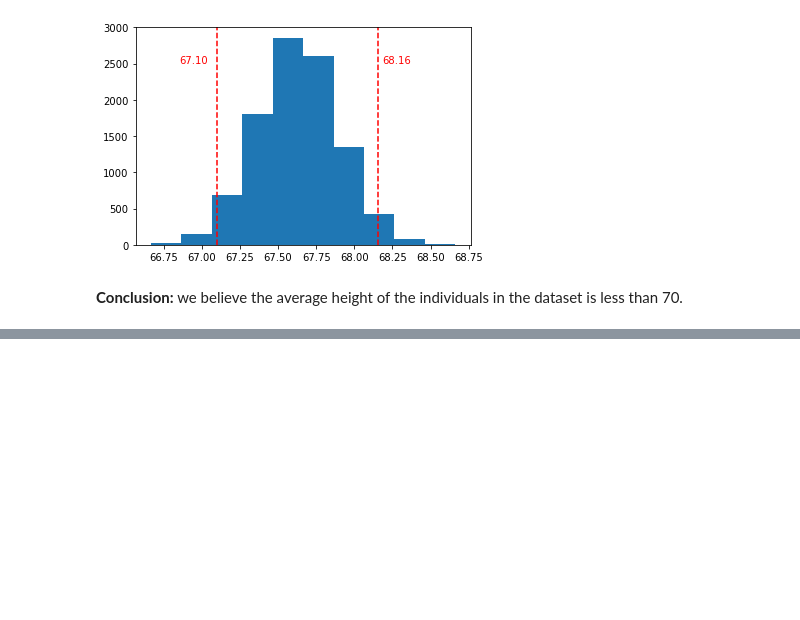
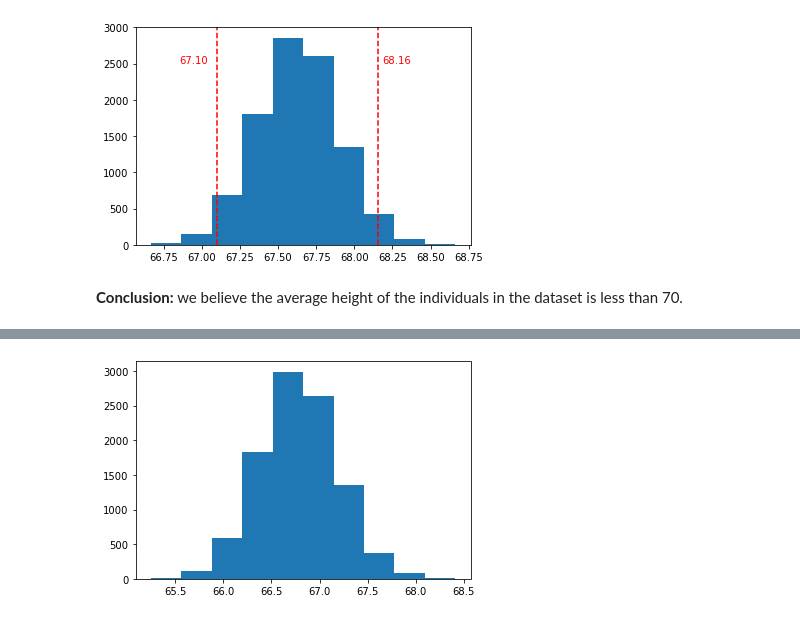
Before and after one commit to Alex-YuZ/Probability_Demo, a Jupyter notebook: Hypothesis_Testing.ipynb, the cells around one changed output, grey strips where cells are left out. Saved outputs shown, nothing was run; the diff lists cells and outputs as text; code cells hidden in the pictures; blank space fills up the shorter version.

```diff
--- a/Hypothesis_Testing.ipynb
+++ b/Hypothesis_Testing.ipynb
@@ -49,0 +150,5 @@ plt.text(upper_bound+.03, 2500, s="{:.2f}".format(upper_bound), color='red');
+# %%
+# Average Height Distribution for the non-coffee drinkers
+plt.hist(mns_NonDrinkers);
+# %% [output]
+[figure, added]
```
Also changed, not shown: parts of 25 cells of this notebook.
